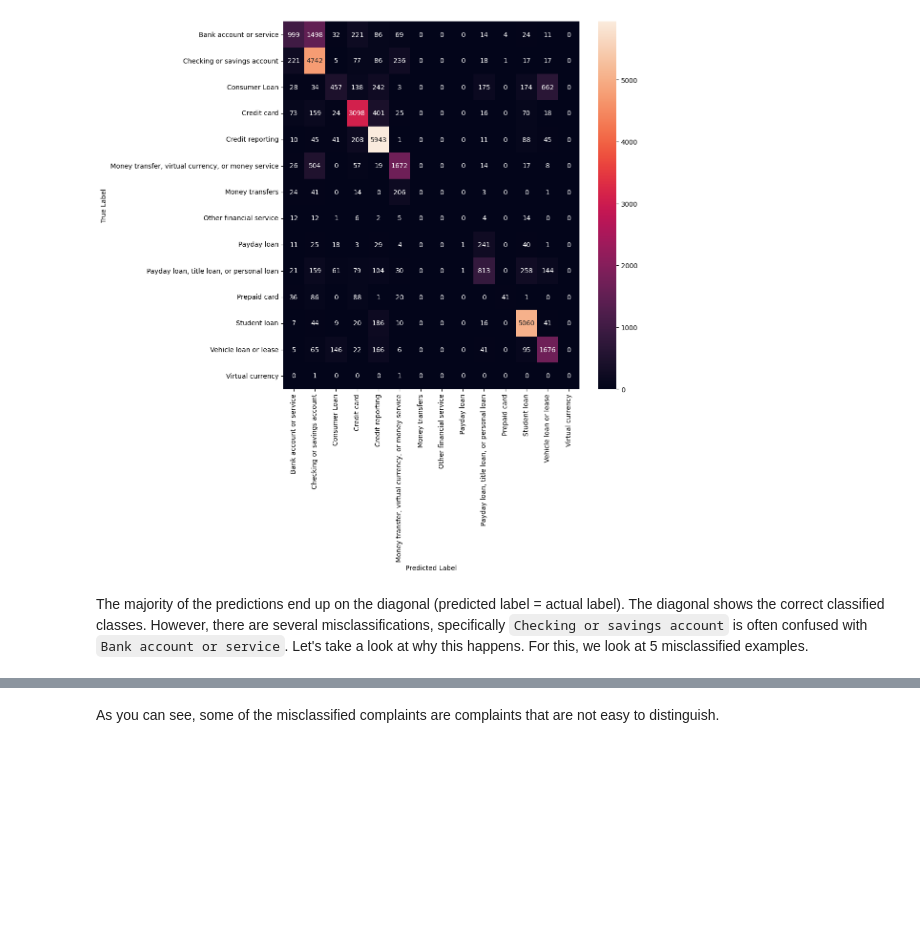
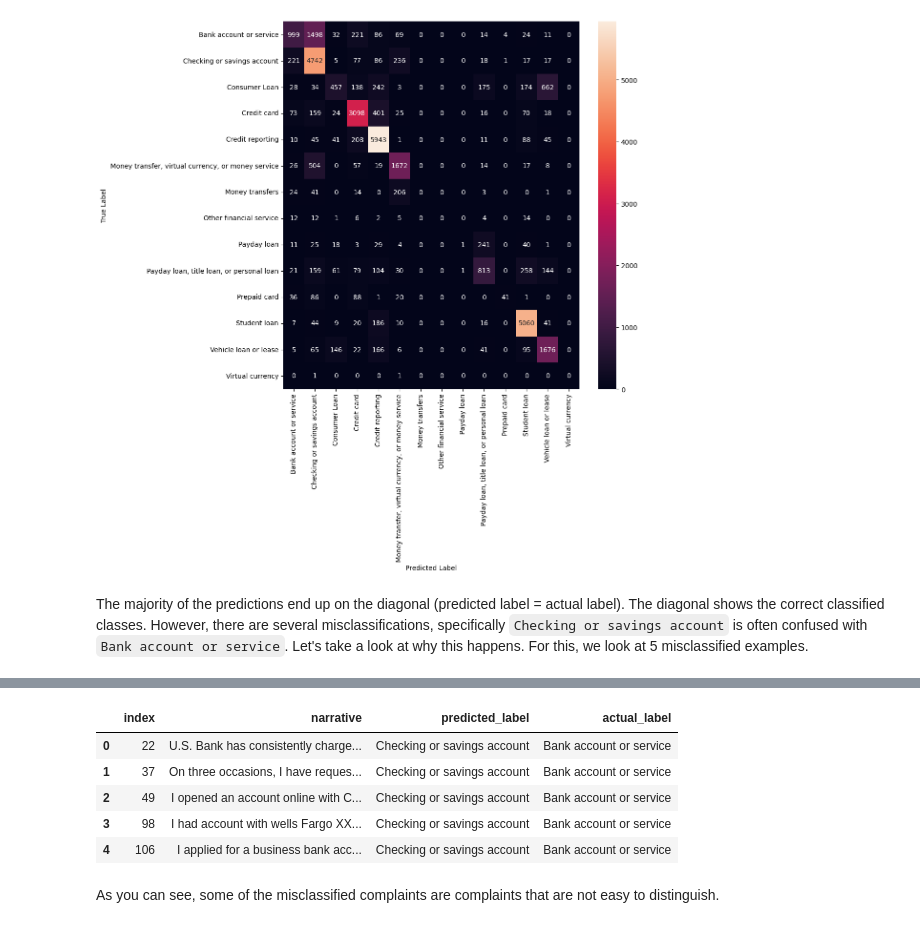
Before and after one commit to shreyanshu28/text-analysis, a Jupyter notebook: Assignment3/anu_DSTA_assignment_3_students.ipynb, the cells around one changed output, grey strips where cells are left out. Cells and saved outputs as stored; diff of their text form; code cells hidden in the pictures; blank space fills up the shorter version.

```diff
--- a/Assignment3/anu_DSTA_assignment_3_students.ipynb
+++ b/Assignment3/anu_DSTA_assignment_3_students.ipynb
@@ -683,3 +639,14 @@ df###choose the ones that have an actual label of Bank account or service and th
+# %%
+
+### print only the top 5
+df1.head(5)
+# %% [output]
+|  | index | narrative | predicted_label | actual_label |
+| 0 | 22 | U.S. Bank has consistently charge... | Checking or savings account | Bank account or service |
+| 1 | 37 | On three occasions, I have reques... | Checking or savings account | Bank account or service |
+| 2 | 49 | I opened an account online with C... | Checking or savings account | Bank account or service |
+| 3 | 98 | I had account with wells Fargo XX... | Checking or savings account | Bank account or service |
+| 4 | 106 | I applied for a business bank acc... | Checking or savings account | Bank account or service |
 # %% [markdown]
 As you can see, some of the misclassified complaints are complaints that are not easy to distinguish.
 # %% [markdown]
```
Also changed, not shown: parts of 17 cells of this notebook.
